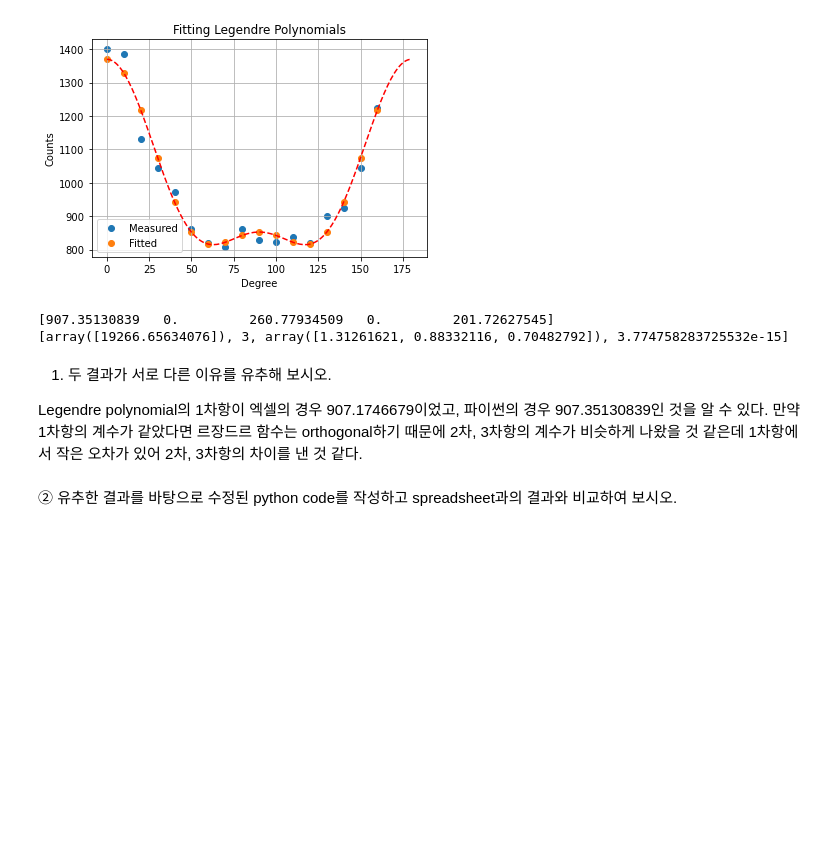
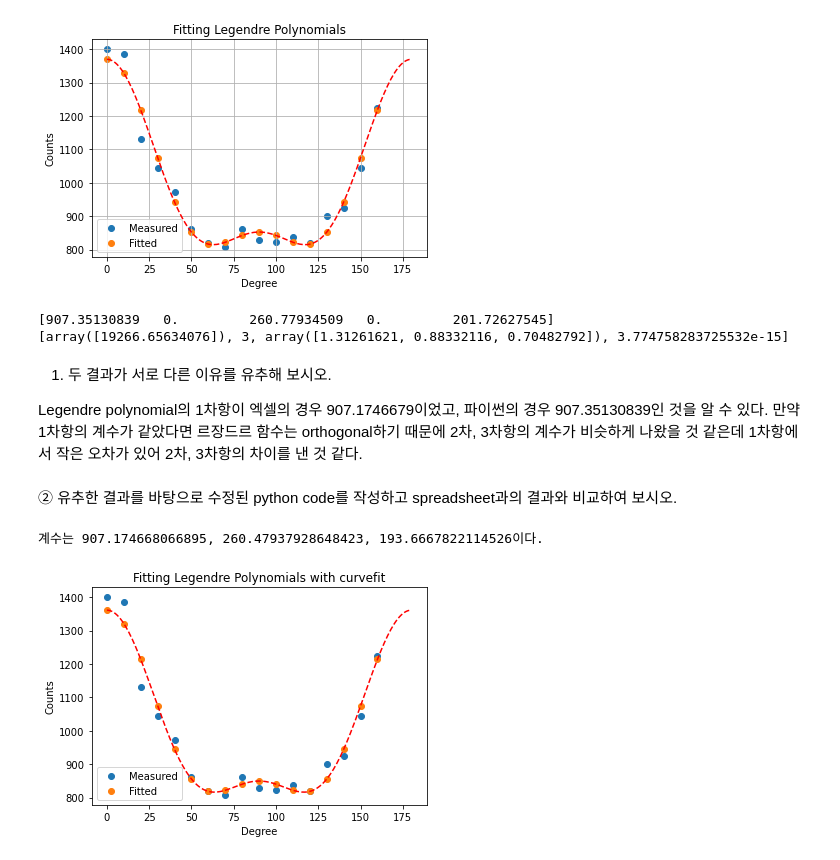
Before and after one commit to john1256/codespace, a Jupyter notebook: 우주과학통계실습/조용욱(2010183514)_우주과학통계실습_HW13.ipynb, the cells around one changed output. Drawn from its saved outputs; the diff is of its cells as text; code cells hidden in the pictures; blank space fills up the shorter version.

```diff
--- a/우주과학통계실습/조용욱(2010183514)_우주과학통계실습_HW13.ipynb
+++ b/우주과학통계실습/조용욱(2010183514)_우주과학통계실습_HW13.ipynb
@@ -70,3 +70,26 @@ print(stats)
 Legendre polynomial의 1차항이 엑셀의 경우 907.1746679이었고, 파이썬의 경우 907.35130839인 것을 알 수 있다. 만약 1차항의 계수가 같았다면 르장드르 함수는 orthogonal하기 때문에 2차, 3차항의 계수가 비슷하게 나왔을 것 같은데 1차항에서 작은 오차가 있어 2차, 3차항의 차이를 낸 것 같다.
 # %% [markdown]
 ② 유추한 결과를 바탕으로 수정된 python code를 작성하고 spreadsheet과의 결과와 비교하여 보시오.
+# %%
+def func(x,a,b,c):
+    leg1 = 1
+    leg2 = 1/2*(3*x**2-1)
+    leg3 = 1/8*(35*x**4-30*x**2+3)
+    return a*leg1+b*leg2+c*leg3
+
+popt, pcov = curve_fit(func, xdata, y_measured,sigma = sigma, p0 = [907,260,193])
+
+plt.title('Fitting Legendre Polynomials with curvefit')
+plt.xlabel('Degree')
+plt.ylabel('Counts')
+plt.scatter(x,y_measured, label = 'Measured')
+y_fitted_curvefit = func(xdata, popt[0], popt[1], popt[2])
+
+plt.scatter(x, y_fitted_curvefit, label = 'Fitted')
+y_fit_curvefit = func(np.cos(np.deg2rad(x_fit)), popt[0], popt[1], popt[2])
+plt.plot(x_fit, y_fit_curvefit, 'r--')
+plt.legend()
+print(f'계수는 {popt[0]}, {popt[1]}, {popt[2]}이다.')
+# %% [output]
+계수는 907.174668066895, 260.47937928648423, 193.6667822114526이다.
+[figure, added]
```
